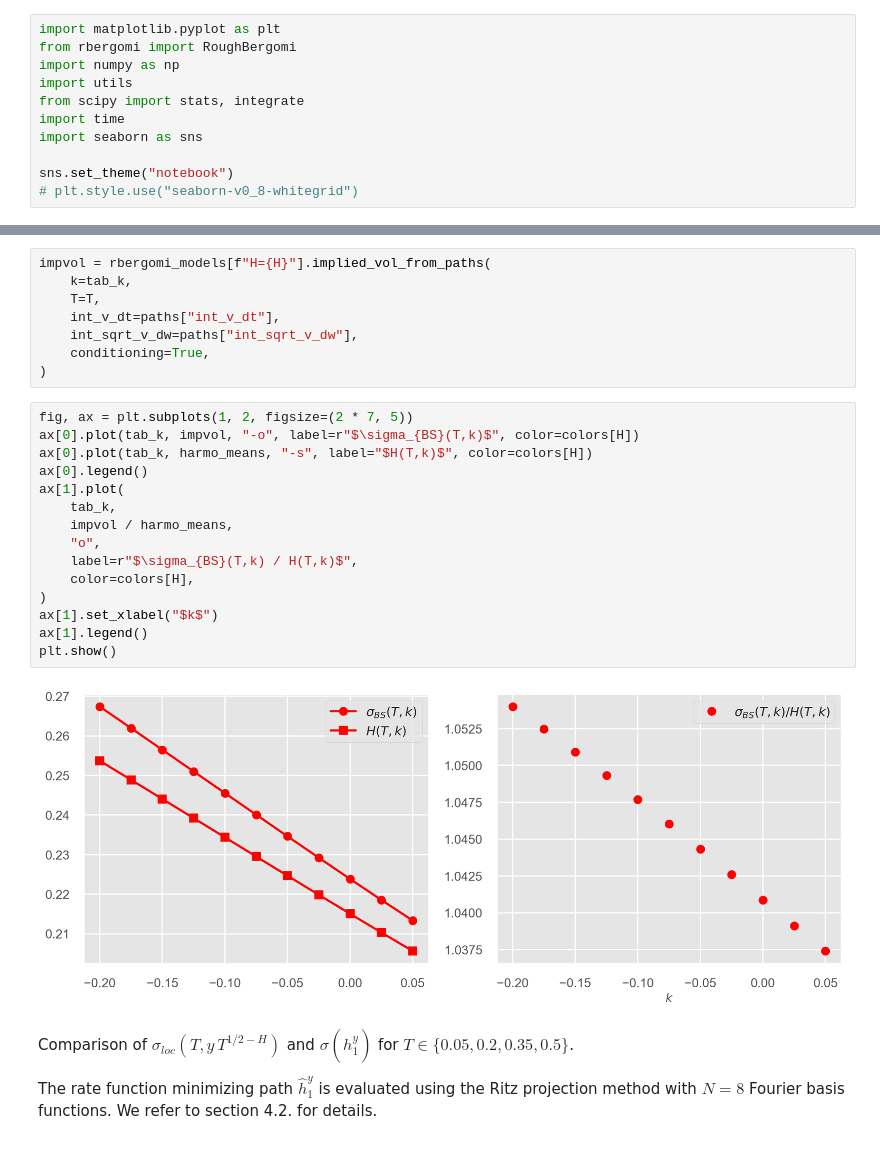
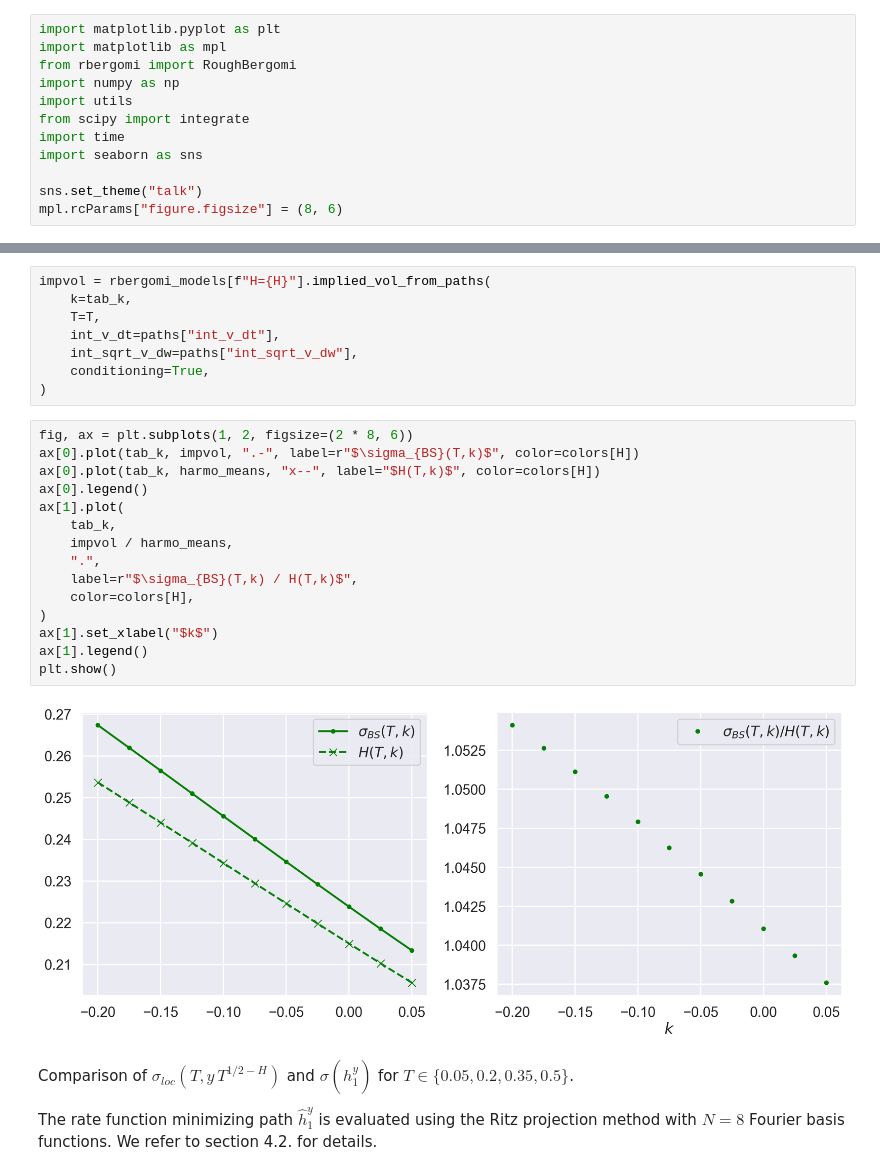
Before and after one commit to fbourgey/rough-bergomi, a Jupyter notebook: local_vol_rough_vol.ipynb, the cells around one changed output, grey strips where cells are left out. Saved outputs shown, nothing was run; the diff lists cells and outputs as text.

```diff
--- a/local_vol_rough_vol.ipynb
+++ b/local_vol_rough_vol.ipynb
@@ -8,13 +26,14 @@ Local volatility under rough volatility
 %config InlineBackend.figure_format = 'retina'
 # %%
 import matplotlib.pyplot as plt
+import matplotlib as mpl
 from rbergomi import RoughBergomi
 import numpy as np
 import utils
-from scipy import stats, integrate
+from scipy import integrate
 import time
 import seaborn as sns
 
-sns.set_theme("notebook")
-# plt.style.use("seaborn-v0_8-whitegrid")
+sns.set_theme("talk")
+mpl.rcParams["figure.figsize"] = (8, 6)
 # %%
@@ -177,22 +191,22 @@ impvol = rbergomi_models[f"H={H}"].implied_vol_from_paths(
     conditioning=True,
 )
 # %%
-fig, ax = plt.subplots(1, 2, figsize=(2 * 7, 5))
-ax[0].plot(tab_k, impvol, "-o", label=r"$\sigma_{BS}(T,k)$", color=colors[H])
-ax[0].plot(tab_k, harmo_means, "-s", label="$H(T,k)$", color=colors[H])
+fig, ax = plt.subplots(1, 2, figsize=(2 * 8, 6))
+ax[0].plot(tab_k, impvol, ".-", label=r"$\sigma_{BS}(T,k)$", color=colors[H])
+ax[0].plot(tab_k, harmo_means, "x--", label="$H(T,k)$", color=colors[H])
 ax[0].legend()
 ax[1].plot(
     tab_k,
     impvol / harmo_means,
-    "o",
+    ".",
     label=r"$\sigma_{BS}(T,k) / H(T,k)$",
     color=colors[H],
 )
 ax[1].set_xlabel("$k$")
 ax[1].legend()
 plt.show()
 # %% [output]
-[figure, old version]
+[figure, new version]
 # %% [markdown]
 Comparison of $\sigma_{loc}(T,y \, T^{1/2-H})$ and $\sigma(\widehat{h_1^y})$ for
 $T \in \{0.05, 0.2, 0.35, 0.5\}$.
```
Also changed, not shown: parts of 13 cells of this notebook, 5 other files.
